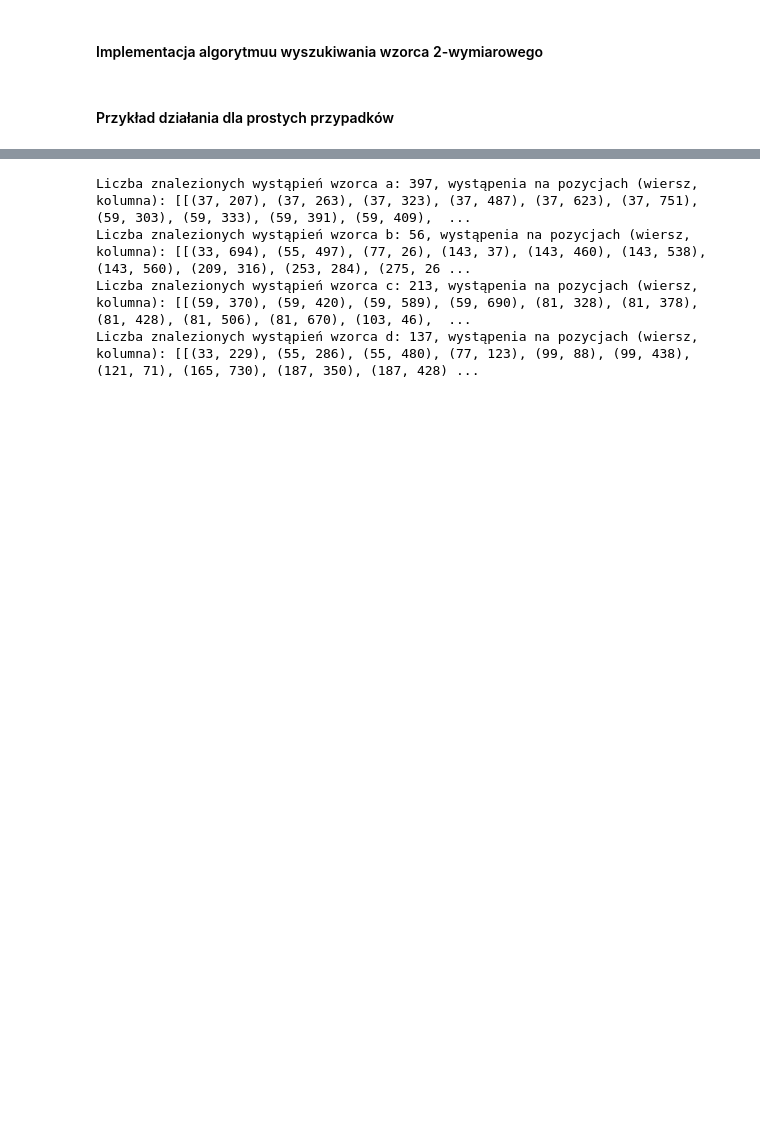
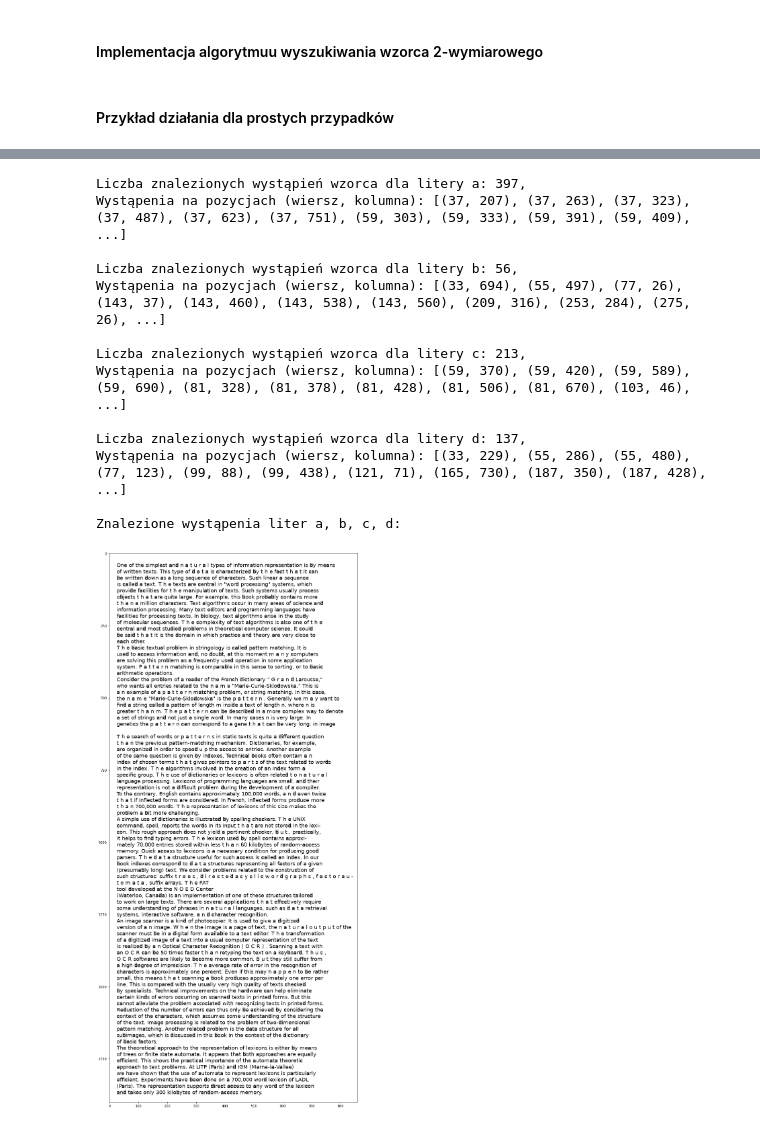
Before and after one commit to xRaw27/ALGORYTMY_TEKSTOWE_WIET_2022, a Jupyter notebook: lab5.ipynb, the cells around one changed output, grey strips where cells are left out. Cells and saved outputs as stored; diff of their text form; code cells hidden in the pictures; blank space fills up the shorter version.

```diff
--- a/lab5.ipynb
+++ b/lab5.ipynb
@@ -230,0 +224,11 @@ Czas wyszukiwania wzorców: 0.01 sek.
+# %%
+with open("haystack.txt") as file1:
+    haystack_text = file1.read()
+
+    alphabet = ascii_lowercase
+    for letter in alphabet:
+        pattern = [letter, letter]
+        results = pattern_matching_2D(haystack_text, pattern, split_lines=True)
+        if len(results) > 0:
+            print(f"Szukany wzorzec:\n" + "\n".join(pattern) + f"\nLiczba znalezionnych wystąpień: {len(results)},\n"
+                  f"Wystąpenia na pozycjach (wiersz, kolumna): {get_list_head_string(results, 10)}\n")
@@ -230,0 +255,8 @@ Czas wyszukiwania wzorców: 0.01 sek.
+# %%
+with open("haystack.txt") as file2:
+    haystack_text = file2.read()
+
+    for pattern in [["th", "th"], ["t h", "t h"]]:
+        results = pattern_matching_2D(haystack_text, pattern, split_lines=True)
+        print(f"Szukany wzorzec:\n" + "\n".join(pattern) + f"\nLiczba znalezionnych wystąpień: {len(results)},\n"
+              f"Wystąpenia na pozycjach (wiersz, kolumna): {get_list_head_string(results, 10)}\n")
@@ -252,26 +297,27 @@ Wybrane wzorce:
 # %%
-def highlight_letter(image, letter_img, pattern_matches):
-    for row, col in pattern_matches:
-        for i in range(len(letter_img)):
-            for j in range(len(letter_img[0])):
-                image[row + i][col + j] -= 100
-                image[row + i][col + j] = min(img[row + i][col + j], 0)
-
 for letter, letter_str in [(a, "a"), (b, "b"), (c, "c"), (d, "d")]:
     results = pattern_matching_2D(img, letter)
-    highlight_letter(img, letter, results)
-    print(f"Liczba znalezionych wystąpień wzorca {letter_str}: {len(results)}, wystąpenia na pozycjach (wiersz, kolumna): [{[x for x in results]}")
+    highlight_image_pattern_occurrences(img, letter, results)
+    print(f"Liczba znalezionych wystąpień wzorca dla litery {letter_str}: {len(results)}, \n"
+          f"Wystąpenia na pozycjach (wiersz, kolumna): {get_list_head_string(results, 10)}\n")
 
-# results = pattern_matching_2D(img, a)
-# highlight_letter(img, a, results)
-# # print(results)
-#
-#
-# plt.figure(figsize=(25, 25))
-# plt.imshow(img, cmap='gray')
-# plt.show()
+
+print("Znalezione wystąpenia liter a, b, c, d:")
+plt.figure(figsize=(30, 30))
+plt.imshow(img, cmap='gray')
+plt.show()
 # %% [output]
-Liczba znalezionych wystąpień wzorca a: 397, wystąpenia na pozycjach (wiersz, kolumna): [[(37, 207), (37, 263), (37, 323), (37, 487), (37, 623), (37, 751), (59, 303), (59, 333), (59, 391), (59, 409),  ...
-Liczba znalezionych wystąpień wzorca b: 56, wystąpenia na pozycjach (wiersz, kolumna): [[(33, 694), (55, 497), (77, 26), (143, 37), (143, 460), (143, 538), (143, 560), (209, 316), (253, 284), (275, 26 ...
-Liczba znalezionych wystąpień wzorca c: 213, wystąpenia na pozycjach (wiersz, kolumna): [[(59, 370), (59, 420), (59, 589), (59, 690), (81, 328), (81, 378), (81, 428), (81, 506), (81, 670), (103, 46),  ...
-Liczba znalezionych wystąpień wzorca d: 137, wystąpenia na pozycjach (wiersz, kolumna): [[(33, 229), (55, 286), (55, 480), (77, 123), (99, 88), (99, 438), (121, 71), (165, 730), (187, 350), (187, 428) ...
+Liczba znalezionych wystąpień wzorca dla litery a: 397,
+Wystąpenia na pozycjach (wiersz, kolumna): [(37, 207), (37, 263), (37, 323), (37, 487), (37, 623), (37, 751), (59, 303), (59, 333), (59, 391), (59, 409), ...]
+
+Liczba znalezionych wystąpień wzorca dla litery b: 56,
+Wystąpenia na pozycjach (wiersz, kolumna): [(33, 694), (55, 497), (77, 26), (143, 37), (143, 460), (143, 538), (143, 560), (209, 316), (253, 284), (275, 26), ...]
+
+Liczba znalezionych wystąpień wzorca dla litery c: 213,
+Wystąpenia na pozycjach (wiersz, kolumna): [(59, 370), (59, 420), (59, 589), (59, 690), (81, 328), (81, 378), (81, 428), (81, 506), (81, 670), (103, 46), ...]
+
+Liczba znalezionych wystąpień wzorca dla litery d: 137,
+Wystąpenia na pozycjach (wiersz, kolumna): [(33, 229), (55, 286), (55, 480), (77, 123), (99, 88), (99, 438), (121, 71), (165, 730), (187, 350), (187, 428), ...]
+
+Znalezione wystąpenia liter a, b, c, d:
+[figure, added]
```
Also changed, not shown: parts of 23 cells of this notebook, 2 other files.
